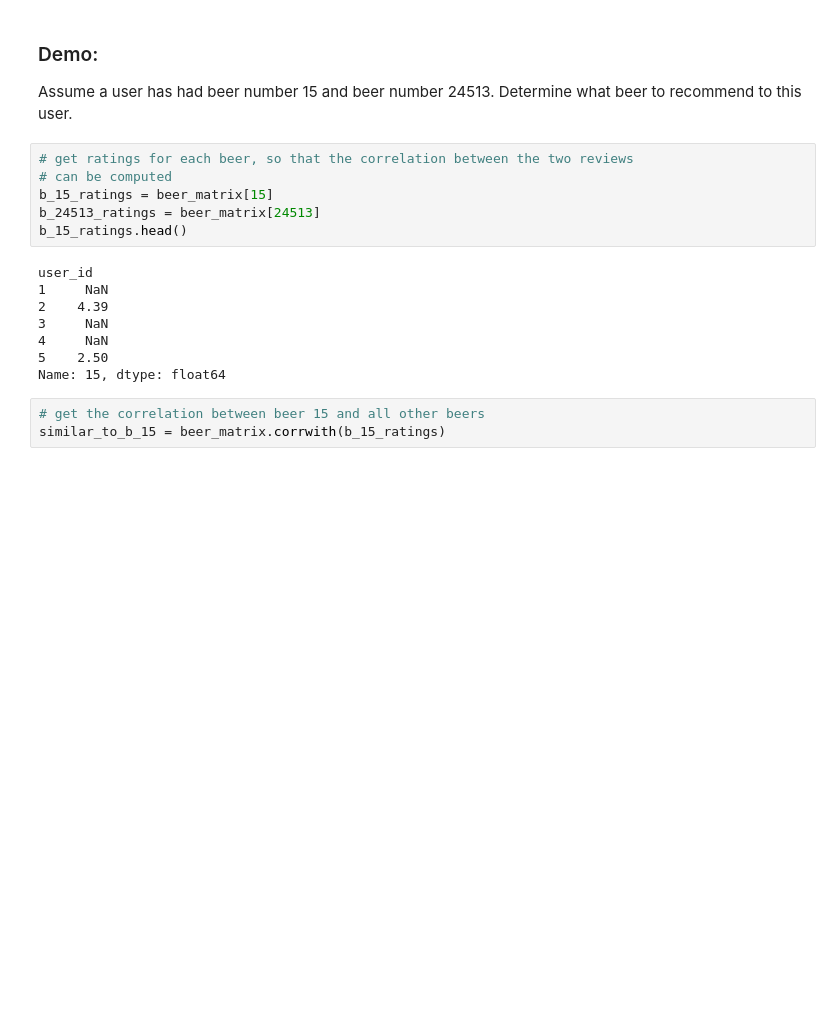
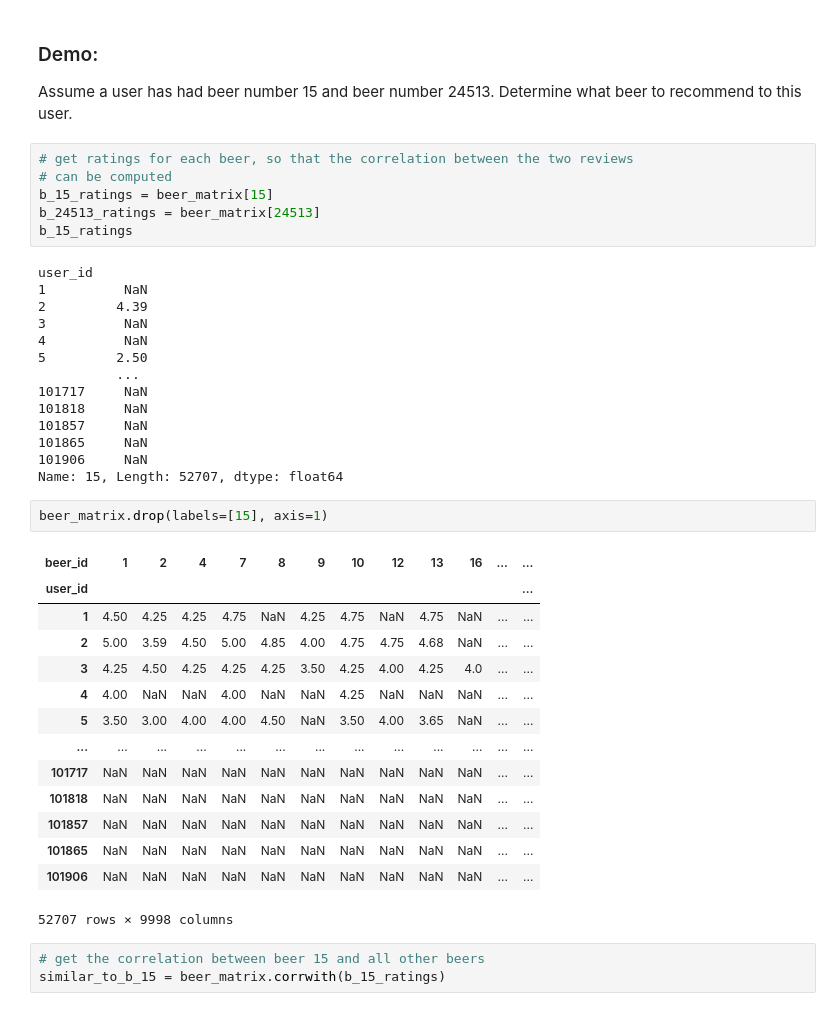
Before and after one commit to BT-VT/beer_recommender, a Jupyter notebook: collaborative_filtering.ipynb, the cells around one changed output. Saved outputs shown, nothing was run; the diff lists cells and outputs as text; blank space fills up the shorter version.

```diff
--- a/collaborative_filtering.ipynb
+++ b/collaborative_filtering.ipynb
@@ -88,15 +100,38 @@ Assume a user has had beer number 15 and beer number 24513. Determine what beer
 # can be computed
 b_15_ratings = beer_matrix[15]
 b_24513_ratings = beer_matrix[24513]
-b_15_ratings.head()
+b_15_ratings
 # %% [output]
 user_id
-1     NaN
-2    4.39
-3     NaN
-4     NaN
-5    2.50
-Name: 15, dtype: float64
+1          NaN
+2         4.39
+3          NaN
+4          NaN
+5         2.50
+          ...
+101717     NaN
+101818     NaN
+101857     NaN
+101865     NaN
+101906     NaN
+Name: 15, Length: 52707, dtype: float64
+# %%
+beer_matrix.drop(labels=[15], axis=1)
+# %% [output]
+| beer_id | 1 | 2 | 4 | 7 | 8 | 9 | 10 | 12 | 13 | 16 | ... | ... |
+| user_id |  |  |  |  |  |  |  |  |  |  |  | ... |
+| 1 | 4.50 | 4.25 | 4.25 | 4.75 | NaN | 4.25 | 4.75 | NaN | 4.75 | NaN | ... | ... |
+| 2 | 5.00 | 3.59 | 4.50 | 5.00 | 4.85 | 4.00 | 4.75 | 4.75 | 4.68 | NaN | ... | ... |
+| 3 | 4.25 | 4.50 | 4.25 | 4.25 | 4.25 | 3.50 | 4.25 | 4.00 | 4.25 | 4.0 | ... | ... |
+| 4 | 4.00 | NaN | NaN | 4.00 | NaN | NaN | 4.25 | NaN | NaN | NaN | ... | ... |
+| 5 | 3.50 | 3.00 | 4.00 | 4.00 | 4.50 | NaN | 3.50 | 4.00 | 3.65 | NaN | ... | ... |
+| ... | ... | ... | ... | ... | ... | ... | ... | ... | ... | ... | ... | ... |
+| 101717 | NaN | NaN | NaN | NaN | NaN | NaN | NaN | NaN | NaN | NaN | ... | ... |
+| 101818 | NaN | NaN | NaN | NaN | NaN | NaN | NaN | NaN | NaN | NaN | ... | ... |
+| 101857 | NaN | NaN | NaN | NaN | NaN | NaN | NaN | NaN | NaN | NaN | ... | ... |
+| 101865 | NaN | NaN | NaN | NaN | NaN | NaN | NaN | NaN | NaN | NaN | ... | ... |
+| 101906 | NaN | NaN | NaN | NaN | NaN | NaN | NaN | NaN | NaN | NaN | ... | ... |
+52707 rows × 9998 columns
 # %%
 # get the correlation between beer 15 and all other beers
 similar_to_b_15 = beer_matrix.corrwith(b_15_ratings)
```
Also changed, not shown: parts of 6 cells of this notebook, 3 other files.
